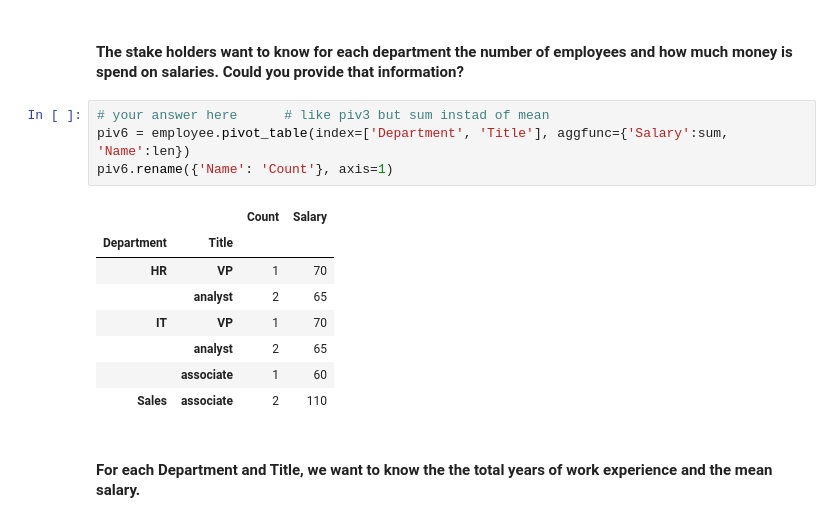
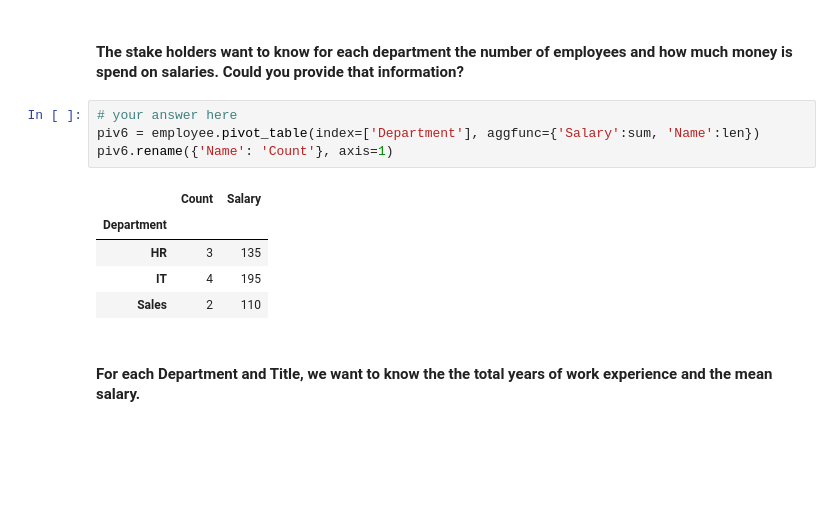
Before and after one commit to Xamweis/lab-pivot-table-and-correlation, a Jupyter notebook: your_code/main.ipynb, the cells around one changed output. Saved outputs shown, nothing was run; the diff lists cells and outputs as text; blank space fills up the shorter version.

```diff
--- a/your_code/main.ipynb
+++ b/your_code/main.ipynb
@@ -154,18 +154,15 @@ piv5
 # %% [markdown]
 #### The stake holders want to know for each department the number of employees and how much money is spend on salaries. Could you provide that information?
 # %%
-# your answer here      # like piv3 but sum instad of mean
-piv6 = employee.pivot_table(index=['Department', 'Title'], aggfunc={'Salary':sum, 'Name':len})
+# your answer here
+piv6 = employee.pivot_table(index=['Department'], aggfunc={'Salary':sum, 'Name':len})
 piv6.rename({'Name': 'Count'}, axis=1)
 # %% [output]
-|  |  | Count | Salary |
-| Department | Title |  |  |
-| HR | VP | 1 | 70 |
-|  | analyst | 2 | 65 |
-| IT | VP | 1 | 70 |
-|  | analyst | 2 | 65 |
-|  | associate | 1 | 60 |
-| Sales | associate | 2 | 110 |
+|  | Count | Salary |
+| Department |  |  |
+| HR | 3 | 135 |
+| IT | 4 | 195 |
+| Sales | 2 | 110 |
 # %% [markdown]
 #### For each Department and Title, we want to know the the total years of work experience and the mean salary.
 # %%
```
